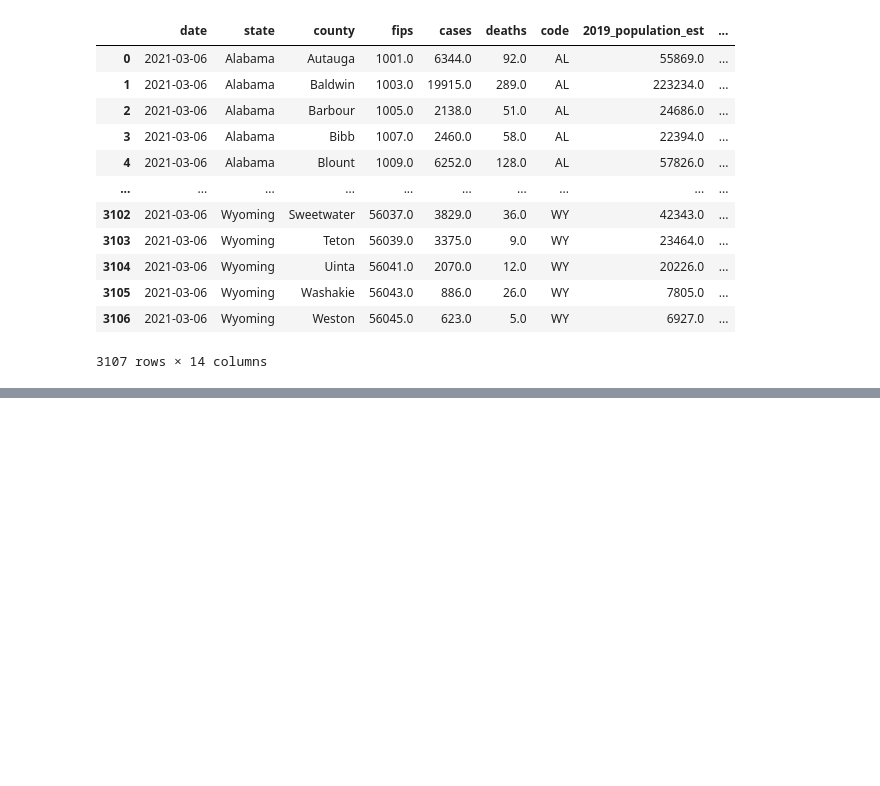
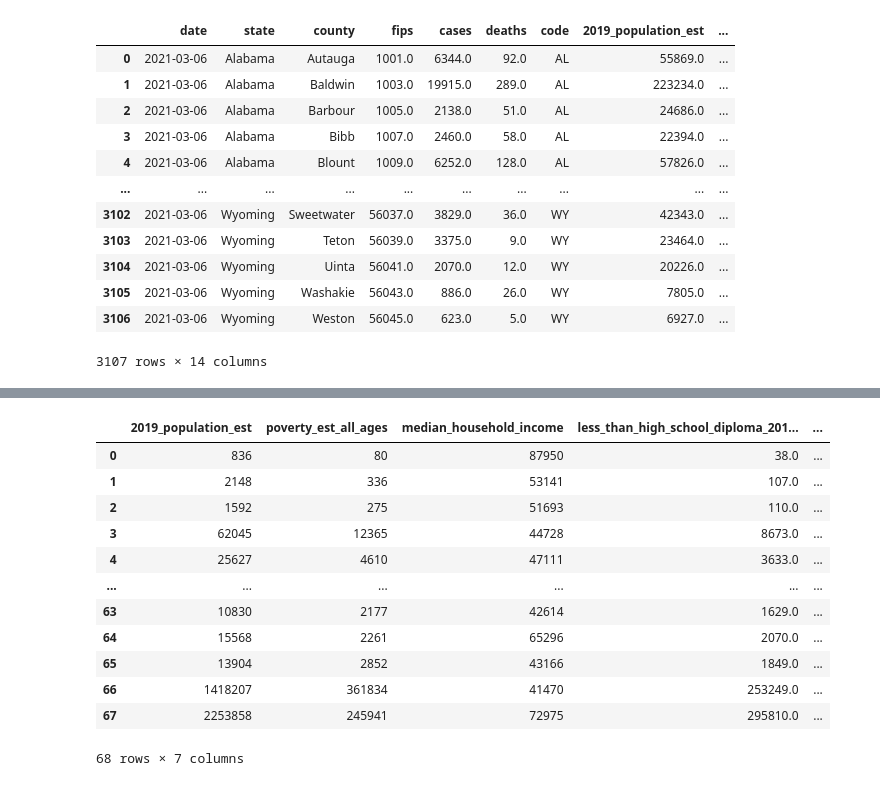
Before and after one commit to CCom20/covid-ml-application, a Jupyter notebook: notebooks/county_machine_learning_notebook.ipynb, the cells around one changed output, grey strips where cells are left out. Drawn from its saved outputs; the diff is of its cells as text; code cells hidden in the pictures; blank space fills up the shorter version.

```diff
--- a/notebooks/county_machine_learning_notebook.ipynb
+++ b/notebooks/county_machine_learning_notebook.ipynb
@@ -191 +225,23 @@ missing
 108 rows × 10 columns
+# %%
+missing = missing[~(missing['county'].isin(state_keys.state))]
+# %%
+missing.reset_index(inplace=True, drop=True)
+# %%
+predict_missing = missing[["2019_population_est", "poverty_est_all_ages", "median_household_income", "less_than_high_school_diploma_2015-19", "high_school_diploma_only_2015-19", "some_college_or_associate_ degree_2015-19", "bachelor_degree_or_higher_2015-19"]]
+# %%
+predict_missing
+# %% [output]
+|  | 2019_population_est | poverty_est_all_ages | median_household_income | less_than_high_school_diploma_201... | ... |
+| 0 | 836 | 80 | 87950 | 38.0 | ... |
+| 1 | 2148 | 336 | 53141 | 107.0 | ... |
+| 2 | 1592 | 275 | 51693 | 110.0 | ... |
+| 3 | 62045 | 12365 | 44728 | 8673.0 | ... |
+| 4 | 25627 | 4610 | 47111 | 3633.0 | ... |
+| ... | ... | ... | ... | ... | ... |
+| 63 | 10830 | 2177 | 42614 | 1629.0 | ... |
+| 64 | 15568 | 2261 | 65296 | 2070.0 | ... |
+| 65 | 13904 | 2852 | 43166 | 1849.0 | ... |
+| 66 | 1418207 | 361834 | 41470 | 253249.0 | ... |
+| 67 | 2253858 | 245941 | 72975 | 295810.0 | ... |
+68 rows × 7 columns
```
Also changed, not shown: parts of 9 cells of this notebook, 1 other file.
